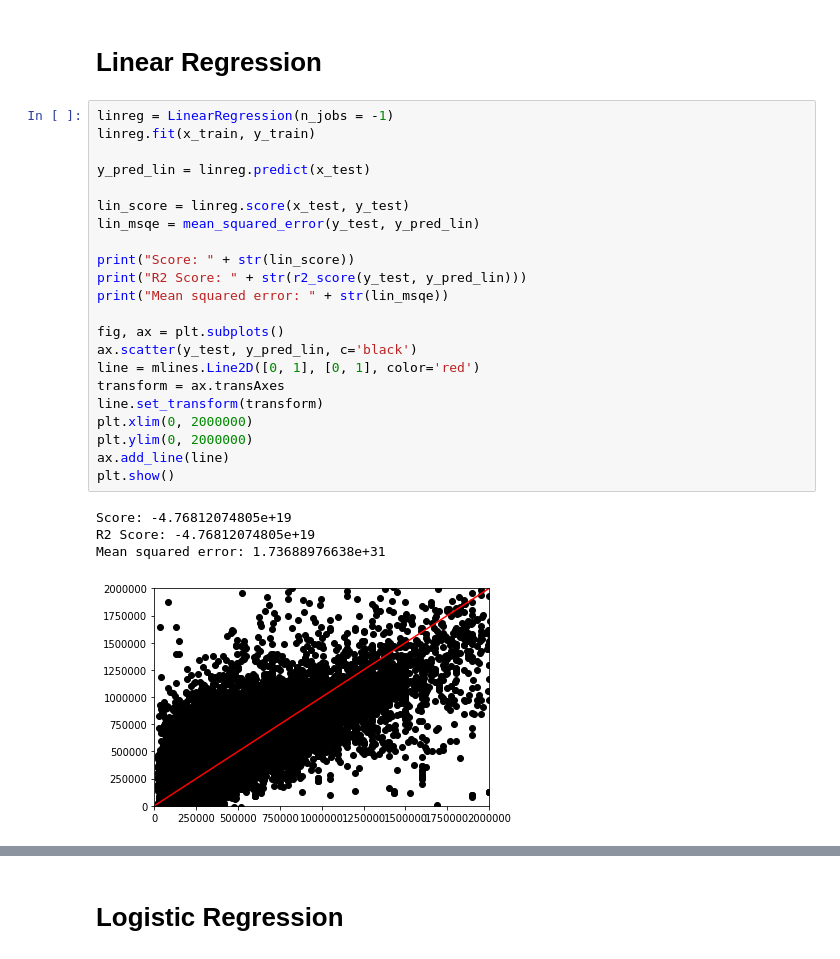
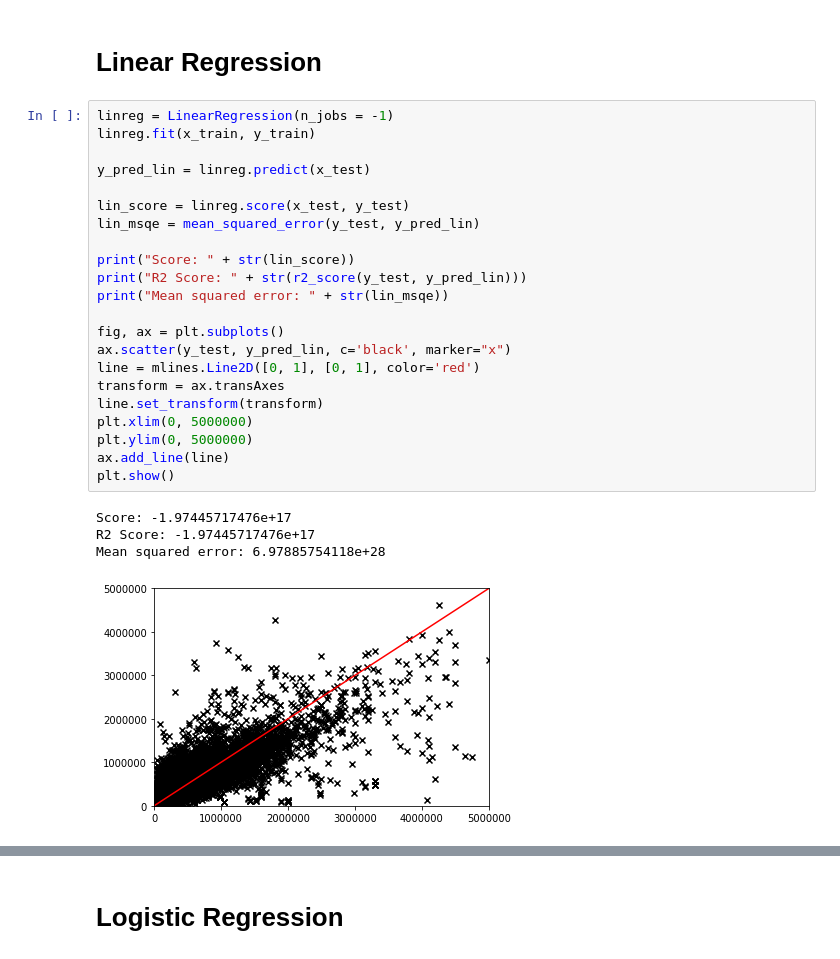
Before and after one commit to rickardsjp/DC_Housing_Tongji, a Jupyter notebook: Prediction Regression.ipynb, the cells around one changed output, grey strips where cells are left out. Saved outputs shown, nothing was run; the diff lists cells and outputs as text.

```diff
--- a/Prediction Regression.ipynb
+++ b/Prediction Regression.ipynb
@@ -40,27 +41,27 @@ x_train, x_test, y_train, y_test = train_test_split(x_data, y_data, test_size=0.
 # %%
 linreg = LinearRegression(n_jobs = -1)
 linreg.fit(x_train, y_train)
 
 y_pred_lin = linreg.predict(x_test)
 
 lin_score = linreg.score(x_test, y_test)
 lin_msqe = mean_squared_error(y_test, y_pred_lin)
 
 print("Score: " + str(lin_score))
 print("R2 Score: " + str(r2_score(y_test, y_pred_lin)))
 print("Mean squared error: " + str(lin_msqe))
 
 fig, ax = plt.subplots()
-ax.scatter(y_test, y_pred_lin, c='black')
+ax.scatter(y_test, y_pred_lin, c='black', marker="x")
 line = mlines.Line2D([0, 1], [0, 1], color='red')
 transform = ax.transAxes
 line.set_transform(transform)
-plt.xlim(0, 2000000)
-plt.ylim(0, 2000000)
+plt.xlim(0, 5000000)
+plt.ylim(0, 5000000)
 ax.add_line(line)
 plt.show()
 # %% [output]
-Score: -4.76812074805e+19
-R2 Score: -4.76812074805e+19
-Mean squared error: 1.73688976638e+31
+Score: -1.97445717476e+17
+R2 Score: -1.97445717476e+17
+Mean squared error: 6.97885754118e+28
-[figure, old version]
+[figure, new version]
```
Also changed, not shown: parts of 4 cells of this notebook, 1 other file.
